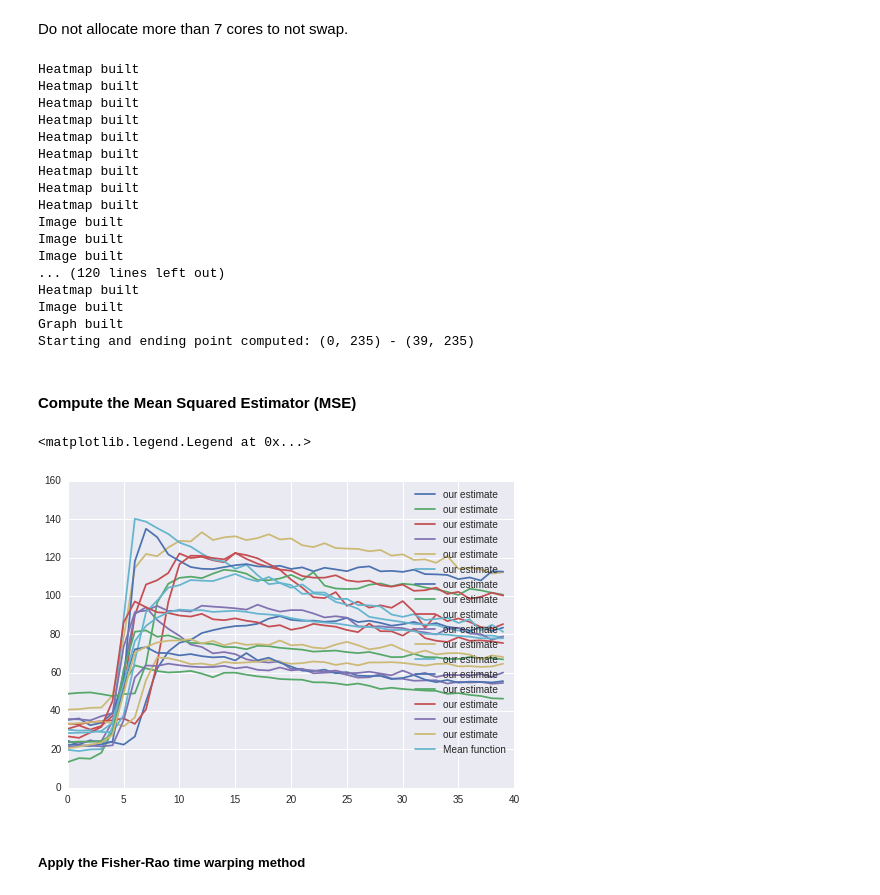
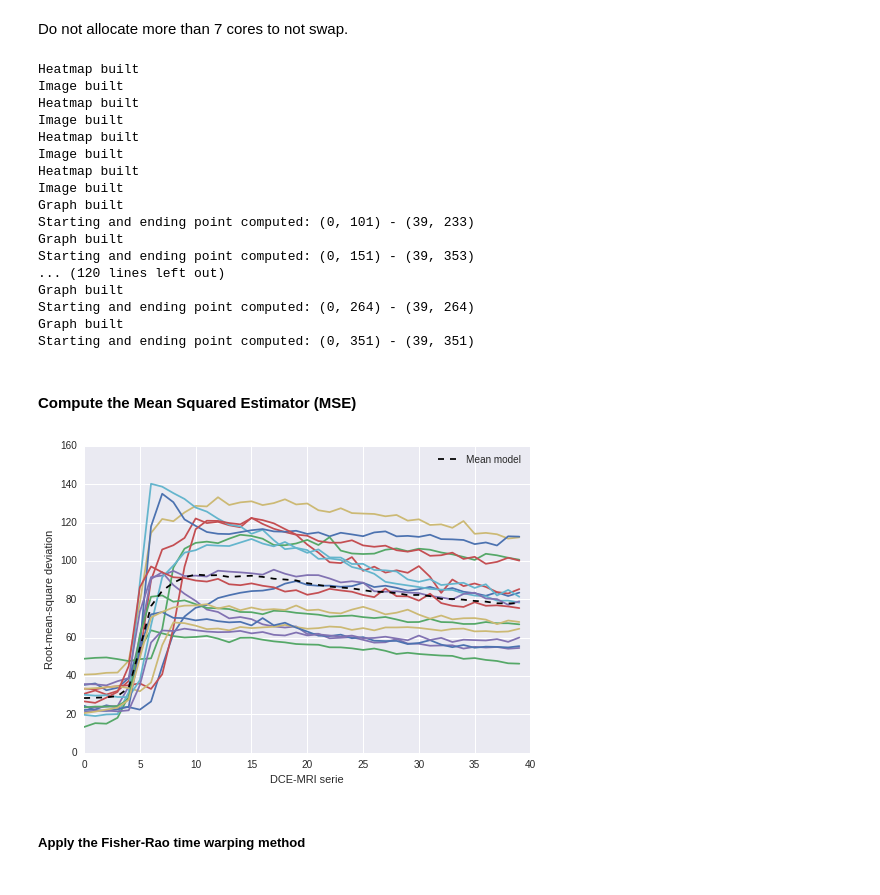
Before and after one commit to I2Cvb/prostate, a Jupyter notebook: notebook/normalisation-dce.ipynb, the cells around one changed output. Saved outputs shown, nothing was run; the diff lists cells and outputs as text; code cells hidden in the pictures.

```diff
--- a/notebook/normalisation-dce.ipynb
+++ b/notebook/normalisation-dce.ipynb
@@ -462,10 +497,10 @@ def RealignEstimatorWithShortestPath(pat):
     # Call the algorithm to fing the shortest path
     path_idx = short_path_depend(graph, image, start, end, 'shortest-path')
 
-    plt.figure()
-    ax = sns.heatmap(image, cmap="jet")
-    sns.plt.scatter(path_idx[:, 1], 39 - path_idx[:, 0], label='mean', c='green', alpha=0.9)
-    plt.show()
+    #plt.figure()
+    #ax = sns.heatmap(image, cmap="jet")
+    #sns.plt.scatter(path_idx[:, 1], 39 - path_idx[:, 0], label='mean', c='green', alpha=0.9)
+    #plt.show()
 
     # Remove the offset to the data
     path_idx[:, 1] += offset
@@ -498,10 +533,17 @@ def RealignEstimatorWithShortestPath(pat):
     # Call the algorithm to fing the shortest path
     path_idx = short_path_depend(graph, image, start, end, 'route-through-array')
 
-    plt.figure()
-    ax = sns.heatmap(image, cmap="jet")
-    sns.plt.scatter(path_idx[:, 1], 39 - path_idx[:, 0], label='mean', c='green', alpha=0.9)
-    plt.show()
+    #plt.figure()
+    #ax = sns.heatmap(image, cmap="jet")
+    #sns.plt.scatter(path_idx[:, 1], 39 - path_idx[:, 0], label='mean', c='green', alpha=0.9)
+    #plt.show()
+
+    #plt.figure()
+    #ax = sns.heatmap(build_heatmap(pat), cmap="viridis", cbar=True, xticklabels=False, yticklabels=False, linewidths=0)
+    #sns.plt.scatter(path_idx[:, 1], 39 - path_idx[:, 0], label='mean', c='green', alpha=0.9)
+    #plt.xlabel('Pixel intenisty')
+    #plt.ylabel('Probability')
+    #plt.savefig('baseline_{}.pdf'.format(i), bbox_inches='tight')
 
     # Remove the offset to the data
     path_idx[:, 1] += offset
@@ -509,34 +551,40 @@ def RealignEstimatorWithShortestPath(pat):
     shift_estimator(pat, path_idx[:, 1])
 
     # Plot the final results
-    plt.figure()
-    ax = sns.heatmap(build_heatmap(pat), cmap="jet")
-    plt.show()
+    #plt.figure()
+    #ax = sns.heatmap(build_heatmap(pat), cmap="jet")
+    #plt.show()
+
+    #plt.figure()
+    #ax = sns.heatmap(build_heatmap(pat), cmap="viridis", cbar=True, xticklabels=False, yticklabels=False, linewidths=0)
+    #plt.xlabel('Pixel intenisty')
+    #plt.ylabel('Probability')
+    #plt.savefig('heatmap_aligned_{}.pdf'.format(i), bbox_inches='tight')
 
     return pat
 # %% [markdown]
 Do not allocate more than 7 cores to not swap.
 # %%
-num_cores = 9
+num_cores = 4
 patient_aligned = Parallel(n_jobs=num_cores)(delayed(RealignEstimatorWithShortestPath)(pat) for pat in patient_list)
 # %% [output]
-Heatmap built
-Heatmap built
-Heatmap built
-Heatmap built
-Heatmap built
-Heatmap built
-Heatmap built
-Heatmap built
 Heatmap built
 Image built
+Heatmap built
 Image built
+Heatmap built
 Image built
-... (120 lines left out)
 Heatmap built
 Image built
 Graph built
-Starting and ending point computed: (0, 235) - (39, 235)
+Starting and ending point computed: (0, 101) - (39, 233)
+Graph built
+Starting and ending point computed: (0, 151) - (39, 353)
+... (120 lines left out)
+Graph built
+Starting and ending point computed: (0, 264) - (39, 264)
+Graph built
+Starting and ending point computed: (0, 351) - (39, 351)
 # %% [markdown]
 #### Compute the Mean Squared Estimator (MSE)
 # %%
@@ -550,37 +598,39 @@ for pat_vis in range(len(patient_list)):
 
     estim = []
     vari = []
     # Go in each serie of the DCE
     for s in range(len(patient_list[pat_vis].pdf_serie)):
         # s is the pdf and we want to estmiate the variance considering 0 as the true mean
         # We will compute: sum ip_i ** 2
         ### We have to create the i - find the middle of the bin and the right number of value
         i_arr = (patient_list[pat_vis].bin_edges_serie[s][:-1] +
                  patient_list[pat_vis].bin_edges_serie[s][1:]    ) / 2.
         ### Compute the variance
         ipi_arr = (i_arr ** 2) * patient_list[pat_vis].pdf_serie[s]
 
         ### The estimator correspond to the sum normalise by the number of bins
         estim.append(np.sqrt(np.sum(ipi_arr)))# / float(len(i_arr)))
         vari.append(np.sqrt(np.var(patient_list[pat_vis].data[:, s])))
 
 
-    plt.plot(estim, label='our estimate')
+    plt.plot(estim)
     #plt.plot(vari, label='variance')
     plt.legend()
 
     # Save the estimator
     patient_list[pat_vis].mse_est = estim
     curves_estim.append(estim)
     patient_list[pat_vis].mse_var = vari
 
 # Compute the mean function
 curves_estim_mean = np.mean(curves_estim, axis=0)
-plt.plot(curves_estim_mean, label='Mean function')
+plt.plot(curves_estim_mean, '--k', label='Mean model')
+plt.ylabel('Root-mean-square deviation')
+plt.xlabel('DCE-MRI serie')
 plt.legend()
+plt.savefig('rmse.pdf', bbox_inches='tight')
 # %% [output]
-<matplotlib.legend.Legend at 0x...>
-[figure, old version]
+[figure, new version]
 # %% [markdown]
 ##### Apply the Fisher-Rao time warping method
 # %%
```
Also changed, not shown: parts of 6 cells of this notebook, 2 other files.
